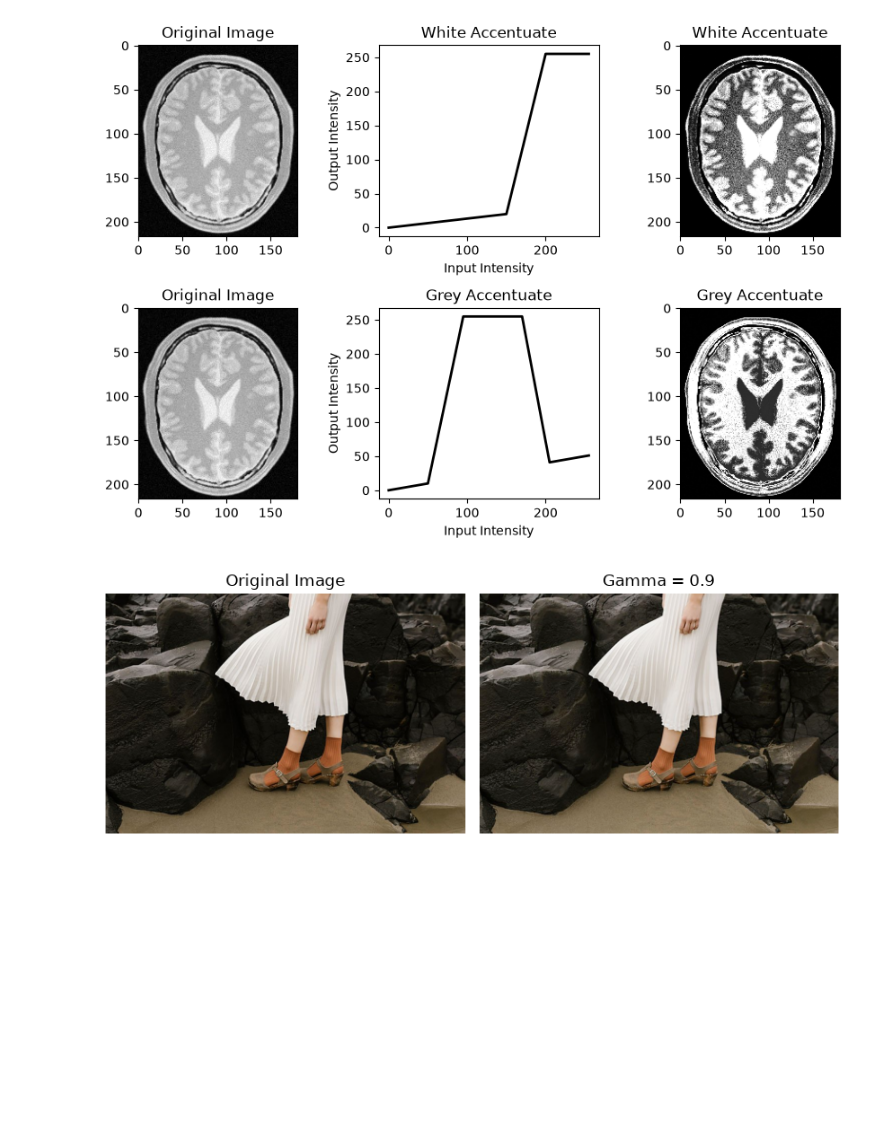
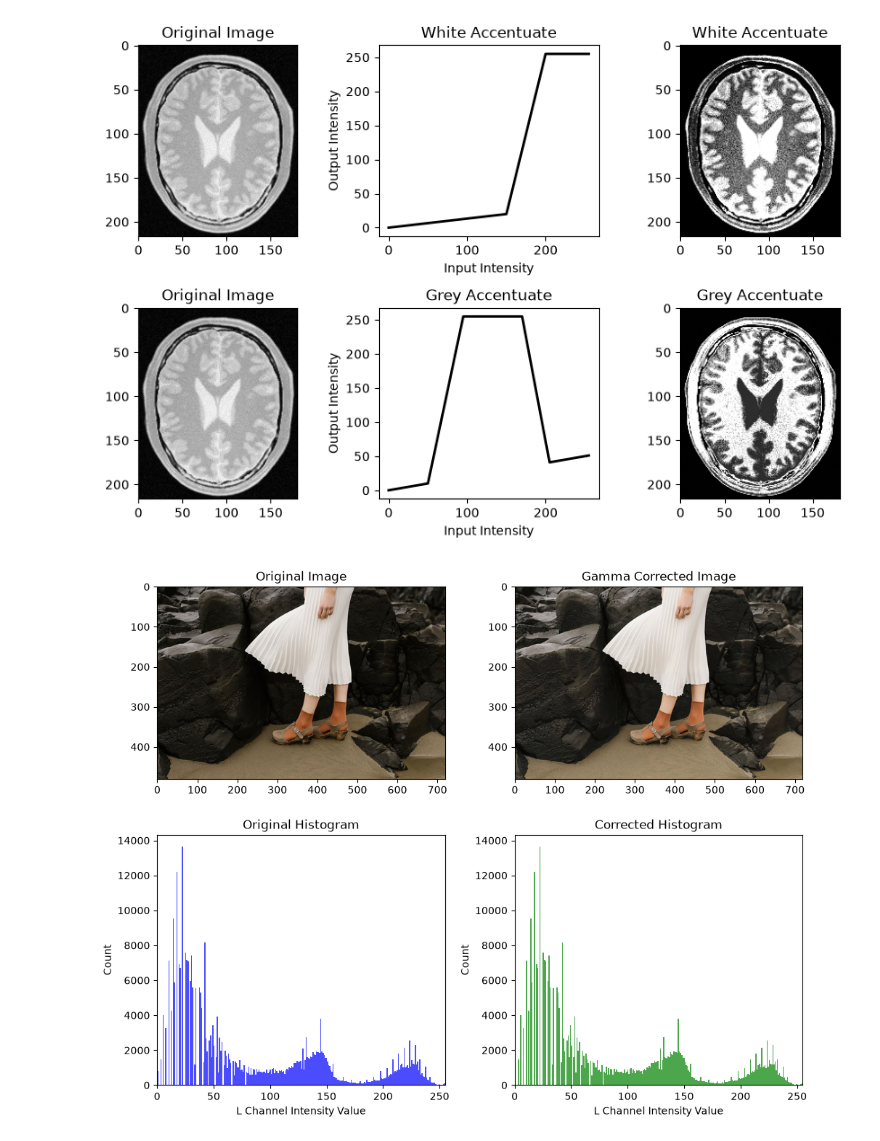
Before and after one commit to Isira-Himal-Perera/EN3160-Image-Processing-and-Computer-Vision, a Jupyter notebook: assignment-01/230486A_a01.ipynb, the cells around one changed output. Saved outputs shown, nothing was run; the diff lists cells and outputs as text; code cells hidden in the pictures; blank space fills up the shorter version.

```diff
--- a/assignment-01/230486A_a01.ipynb
+++ b/assignment-01/230486A_a01.ipynb
@@ -123,32 +123,43 @@ plt.show()
 # %% [output]
 [figure]
 # %%
-im = cv.imread(r'images\q3.jpeg')
+def gamma_correction(im, gamma): # gamma correction function in Lab color space
+    im_lab = cv.cvtColor(im, cv.COLOR_BGR2Lab)
+    l_channel, a_channel, b_channel = cv.split(im_lab)
+    l_channel = np.power(l_channel / 255.0, gamma) * 255.0
+    l_channel = np.clip(l_channel, 0, 255).astype(np.uint8)
+    corrected_im_lab = cv.merge((l_channel, a_channel, b_channel))
+    corrected_im = cv.cvtColor(corrected_im_lab, cv.COLOR_Lab2BGR)
+    return corrected_im, l_channel
+
+im = cv.imread('images/q3.jpeg')
 assert im is not None, "Image not found. Please check the path."
 
-def gamma_correction(im, gamma):
-    '''Applies gamma correction to an image.'''
-    normalized_im = im / im.max()
-    corrected_im = np.power(normalized_im, gamma)
-    return (corrected_im * 255).astype(np.uint8)
+# Apply gamma correction
+gamma = 0.8
+corrected_im, l_channel = gamma_correction(im, gamma)
 
-# Apply gamma correction with a gamma value of 0.9
-gemma_value = 0.9
-gamma_corrected_im = gamma_correction(im, gemma_value)
+# Display the original and corrected images alongside their histograms
+fig, ax = plt.subplots(2, 2, figsize=(10, 8))
+ax[0, 0].imshow(cv.cvtColor(im, cv.COLOR_BGR2RGB))
+ax[0, 0].set_title('Original Image')
 
-# Display the original and gamma-corrected images
+ax[0, 1].imshow(cv.cvtColor(corrected_im, cv.COLOR_BGR2RGB))
+ax[0, 1].set_title('Gamma Corrected Image')
 
-fig, ax = plt.subplots(1, 2, figsize=(8, 4))
+ax[1, 0].hist(l_channel.ravel(), bins=256, color='blue', alpha=0.7)
+ax[1, 0].set_title('Original Histogram')
+ax[1, 0].set_xlim(0, 255)
+ax[1, 0].set_xlabel('L Channel Intensity Value')
+ax[1, 0].set_ylabel('Count')
 
-ax[0].imshow(cv.cvtColor(im, cv.COLOR_BGR2RGB))
-ax[0].set_title('Original Image')
-ax[0].axis('off')
-
-ax[1].imshow(cv.cvtColor(gamma_corrected_im, cv.COLOR_BGR2RGB))
-ax[1].set_title(f'Gamma = {gemma_value}')
-ax[1].axis('off')
+ax[1, 1].hist(l_channel.ravel(), bins=256, color='green', alpha=0.7)
+ax[1, 1].set_title('Corrected Histogram')
+ax[1, 1].set_xlim(0, 255)
+ax[1, 1].set_xlabel('L Channel Intensity Value')
+ax[1, 1].set_ylabel('Count')
 
 plt.tight_layout()
 plt.show()
 # %% [output]
-[figure, old version]
+[figure, new version]
```
Also changed, not shown: 1 other file.
